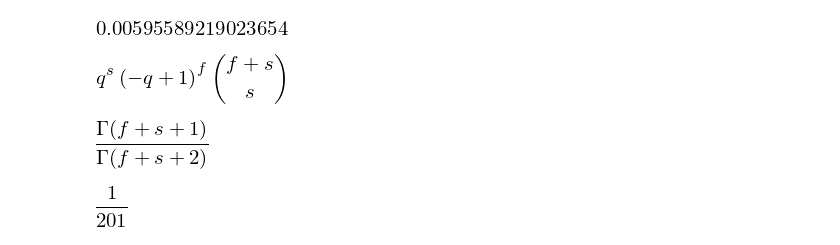
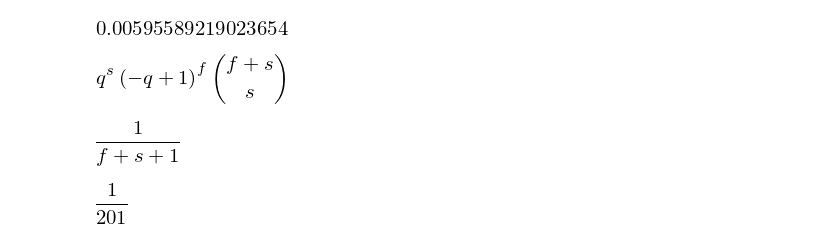
Before and after one commit to tonigi/BayesPlayground, a Jupyter notebook: 03_Coin_Inference.ipynb, the cells around one changed output. Cells and saved outputs as stored; diff of their text form; code cells hidden in the pictures.

```diff
--- a/03_Coin_Inference.ipynb
+++ b/03_Coin_Inference.ipynb
@@ -47,7 +39,8 @@ $$ P(x|M2)=\int_0^1 {S+F \choose S}  q^S (1-q)^F  dq $$
 S=115
 F=85
 
-s,f,q=symbols("s f q",real=True)
+s,f=symbols("s f",positive=True)
+q=symbols("q",real=True)
 
 sf = [(s,S),(f,F)] # Shorthand
 
@@ -69,9 +62,9 @@ P_x_M2_q
 [figure]
 # %%
 # Scary looking, but actually a Beta
-P_x_M2
+P_x_M2.simplify()
 # %% [output]
-[figure, old version]
+[figure, new version]
 # %%
 P_x_M2.subs(sf)
 # %% [output]
```
Also changed, not shown: parts of 15 cells of this notebook.
